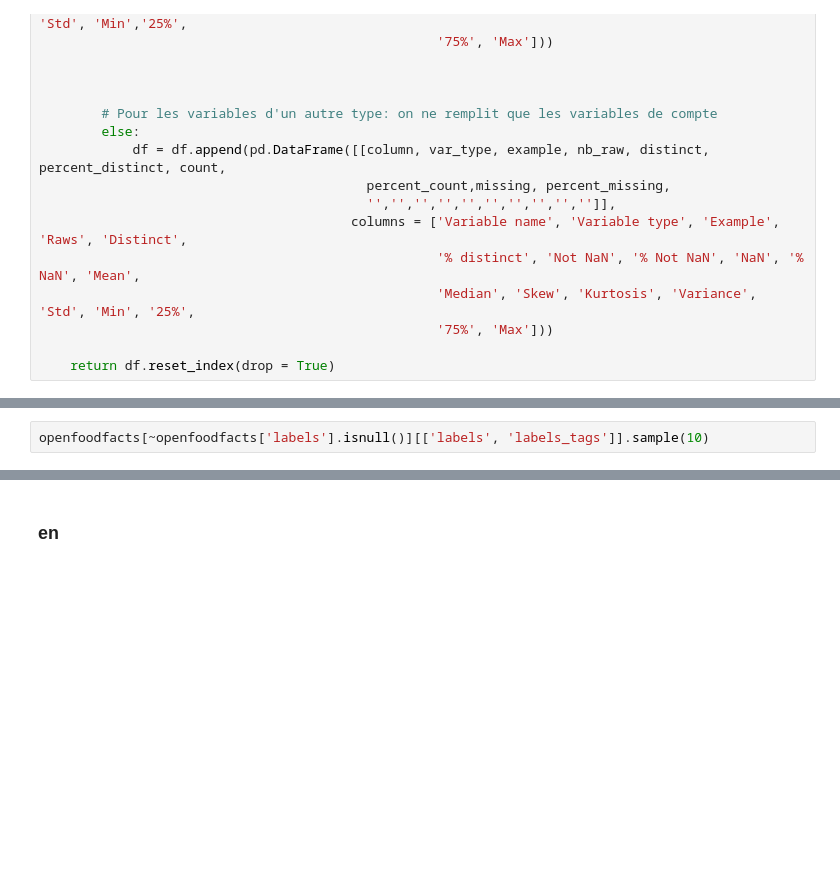
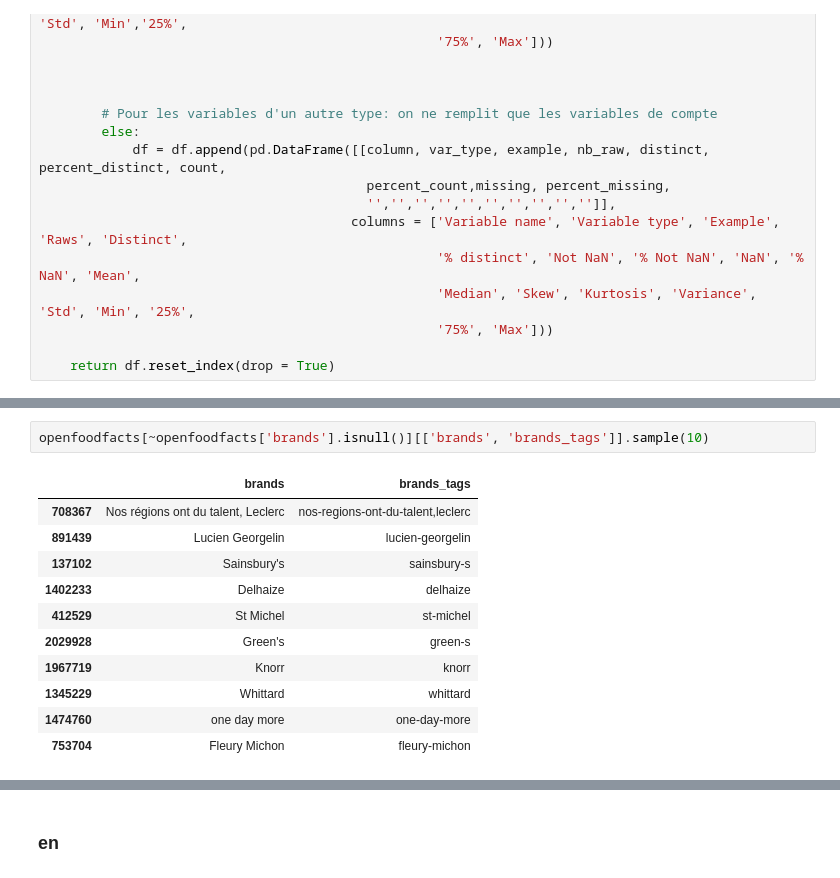
Before and after one commit to Milie-Mimi/OC_DS_Project3, a Jupyter notebook: Projet_3_Cleaning_EGR.ipynb, the cells around one changed output, grey strips where cells are left out. Saved outputs shown, nothing was run; the diff lists cells and outputs as text; blank space fills up the shorter version.

```diff
--- a/Projet_3_Cleaning_EGR.ipynb
+++ b/Projet_3_Cleaning_EGR.ipynb
@@ -456,4 +465,16 @@ Nous remarquons que les variables se terminant par _tags comportent le même % d
 # %%
-openfoodfacts[~openfoodfacts['labels'].isnull()][['labels', 'labels_tags']].sample(10)
+openfoodfacts[~openfoodfacts['brands'].isnull()][['brands', 'brands_tags']].sample(10)
+# %% [output]
+|  | brands | brands_tags |
+| 708367 | Nos régions ont du talent, Leclerc | nos-regions-ont-du-talent,leclerc |
+| 891439 | Lucien Georgelin | lucien-georgelin |
+| 137102 | Sainsbury's | sainsbury-s |
+| 1402233 | Delhaize | delhaize |
+| 412529 | St Michel | st-michel |
+| 2029928 | Green's | green-s |
+| 1967719 | Knorr | knorr |
+| 1345229 | Whittard | whittard |
+| 1474760 | one day more | one-day-more |
+| 753704 | Fleury Michon | fleury-michon |
 # %%
 openfoodfacts[~openfoodfacts['categories'].isnull()][['categories', 'categories_tags']].sample(10)
```
Also changed, not shown: parts of 45 cells of this notebook.
